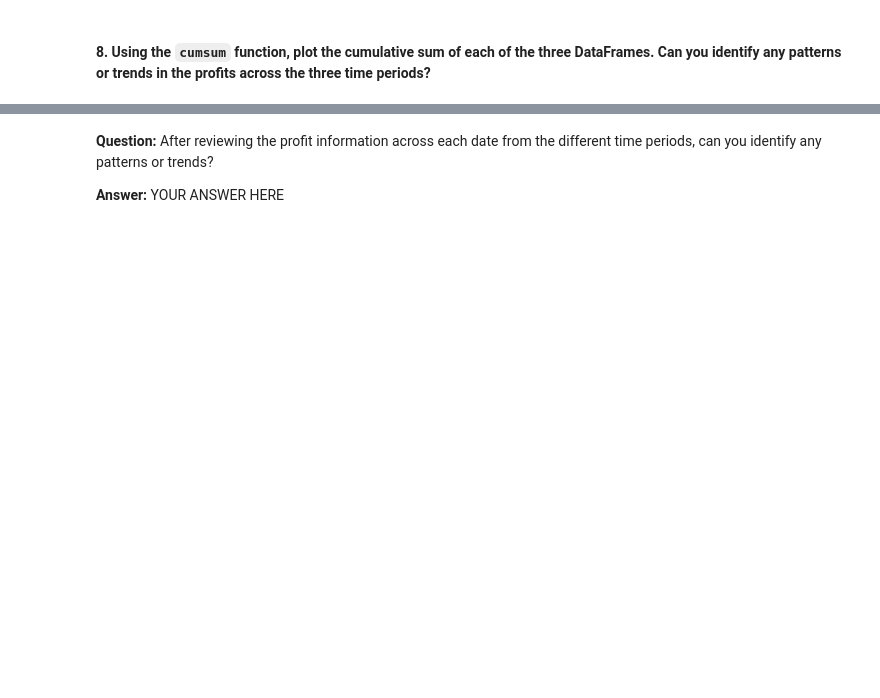
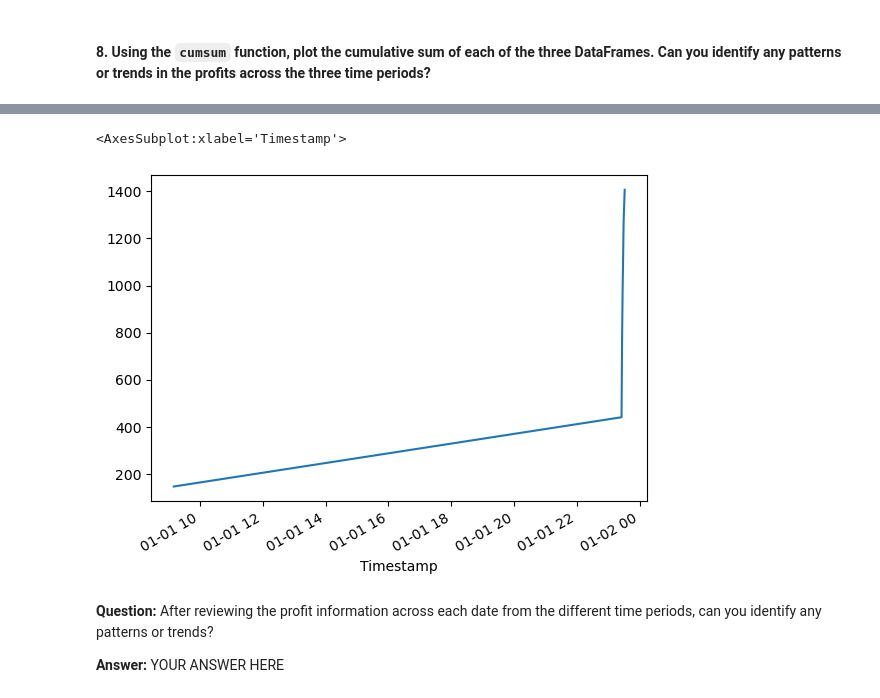
Before and after one commit to briabr/crypto-arbitrage, a Jupyter notebook: crypto_arbitrage.ipynb, the cells around one changed output, grey strips where cells are left out. Cells and saved outputs as stored; diff of their text form; code cells hidden in the pictures; blank space fills up the shorter version.

```diff
--- a/crypto_arbitrage.ipynb
+++ b/crypto_arbitrage.ipynb
@@ -601,4 +716,5 @@ profit_per_trade_early = # YOUR CODE HERE
 #### 8. Using the `cumsum` function, plot the cumulative sum of each of the three DataFrames. Can you identify any patterns or trends in the profits across the three time periods?
 # %%
 # Use the cumsum function to calculate the cumulative profits over time for the early profit per trade DataFrame
-cumulative_profit_early = # YOUR CODE HERE
+cumulative_profit_early = profit_per_trade_early.cumsum()
+cumulative_profit_early
@@ -605,6 +731,10 @@ cumulative_profit_early = # YOUR CODE HERE
 # %%
 # Plot the cumulative sum of profits for the early profit per trade DataFrame
 # YOUR CODE HERE
+cumulative_profit_early.plot()
+# %% [output]
+<AxesSubplot:xlabel='Timestamp'>
+[figure, added]
 # %% [markdown]
 **Question:** After reviewing the profit information across each date from the different time periods, can you identify any patterns or trends?
 
```
Also changed, not shown: parts of 15 cells of this notebook.
